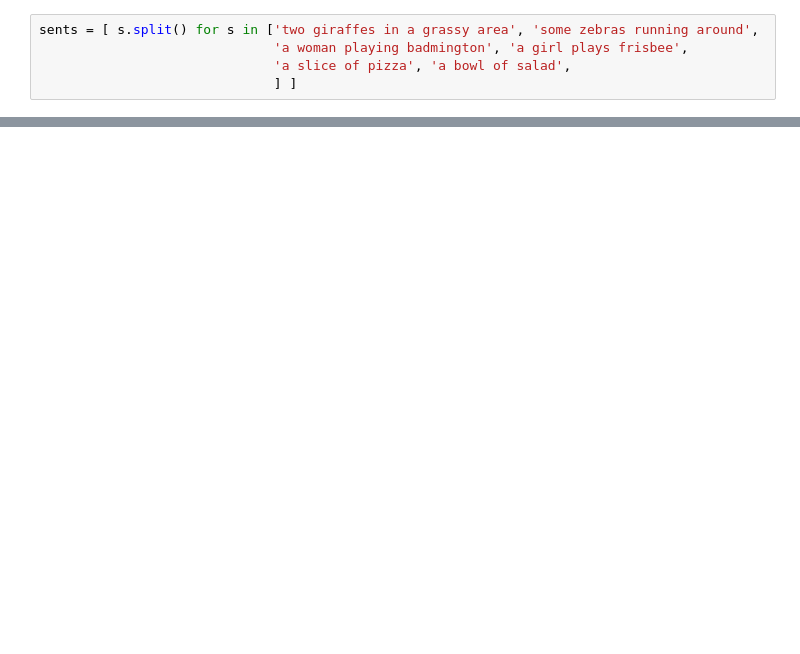
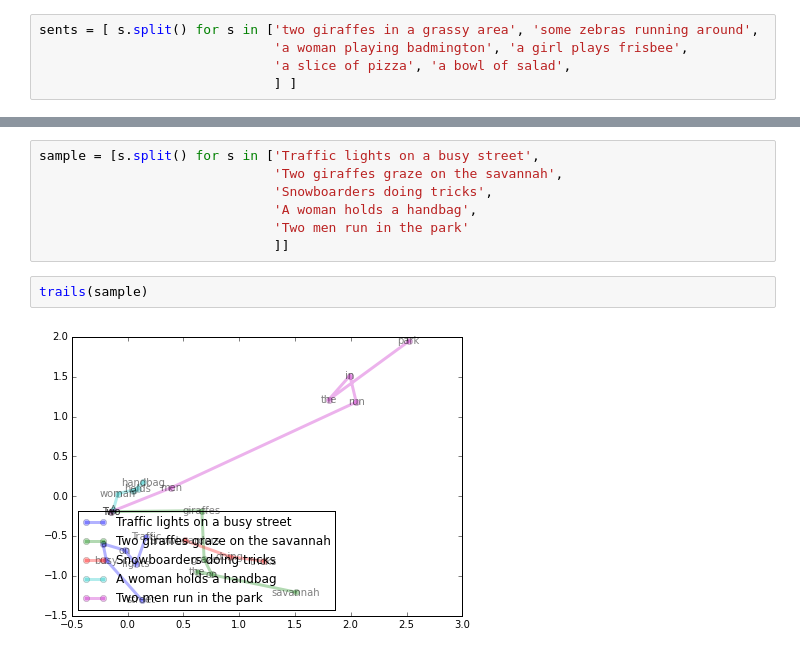
Before and after one commit to gchrupala/reimaginet, a Jupyter notebook: viz.ipynb, the cells around one changed output, grey strips where cells are left out. Drawn from its saved outputs; the diff is of its cells as text; blank space fills up the shorter version.

```diff
--- a/viz.ipynb
+++ b/viz.ipynb
@@ -95,0 +154,11 @@ sample
+# %%
+sample = [s.split() for s in ['Traffic lights on a busy street',
+                              'Two giraffes graze on the savannah',
+                              'Snowboarders doing tricks',
+                              'A woman holds a handbag',
+                              'Two men run in the park'
+                              ]]
+# %%
+trails(sample)
+# %% [output]
+[figure, added]
```
Also changed, not shown: parts of 30 cells of this notebook.
